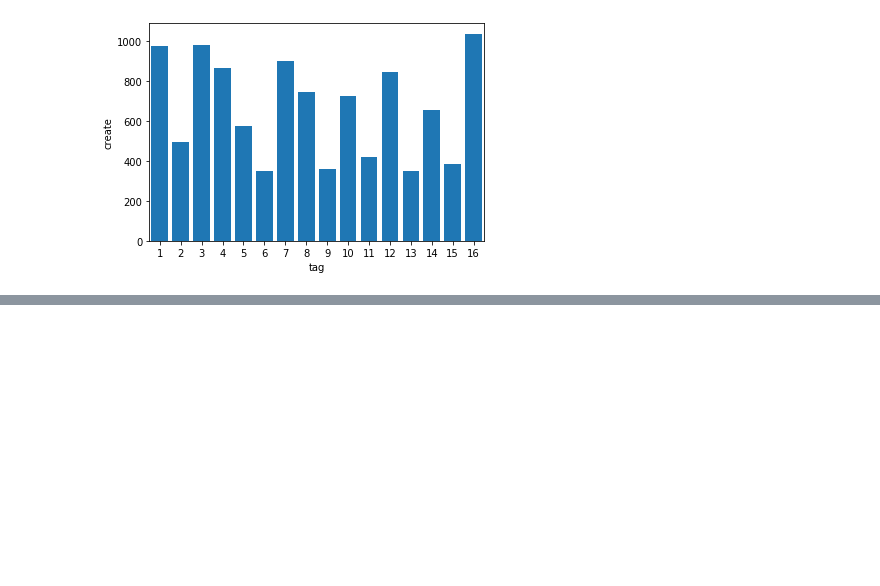
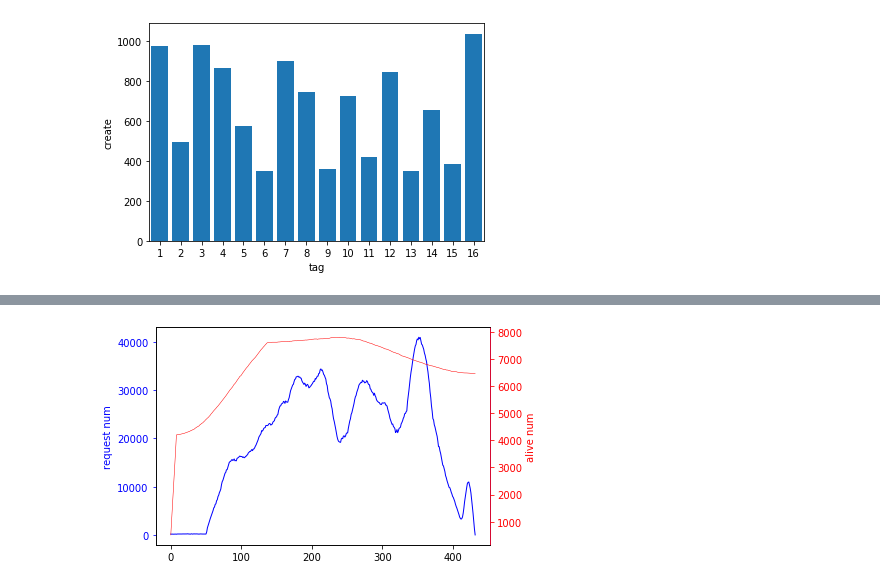
Before and after one commit to thoseJanes/Huawei-CodeCraft-2025, a Jupyter notebook: data/dataInspect.ipynb, the cells around one changed output, grey strips where cells are left out. Cells and saved outputs as stored; diff of their text form; code cells hidden in the pictures; blank space fills up the shorter version.

Commit message:
Update dataIspect.ipynb. Add dataObject.py

```diff
--- a/data/dataInspect.ipynb
+++ b/data/dataInspect.ipynb
@@ -276,0 +24,17 @@ plt.show()
+# %%
+# 绘制每interval个时间步内的请求数量及存储对象累积存活数量
+
+interval = 200
+type = ['request', 'alive']
+colors = ['blue', 'red']
+lineWidth = [1, 0.5]
+dim = int((ds.TOLTIME-1)/interval)+1
+
+timelist = [i for i in range(dim)]
+dataInfo:List[dataListInfo]=[None for _ in range(2)]
+for tp in range(2):
+    data = ds.timeBucketNum(interval, type[tp])
+    dataInfo[tp] = dataListInfo(data, color=colors[tp], axisLabel=type[tp], lineWidth=lineWidth[tp])
+doubleYPlot(timelist, dataInfo[0], dataInfo[1], 'time(multiplies {})'.format(interval))
+# %% [output]
+[figure, added]
```
Also changed, not shown: parts of 7 cells of this notebook, 2 other files.
